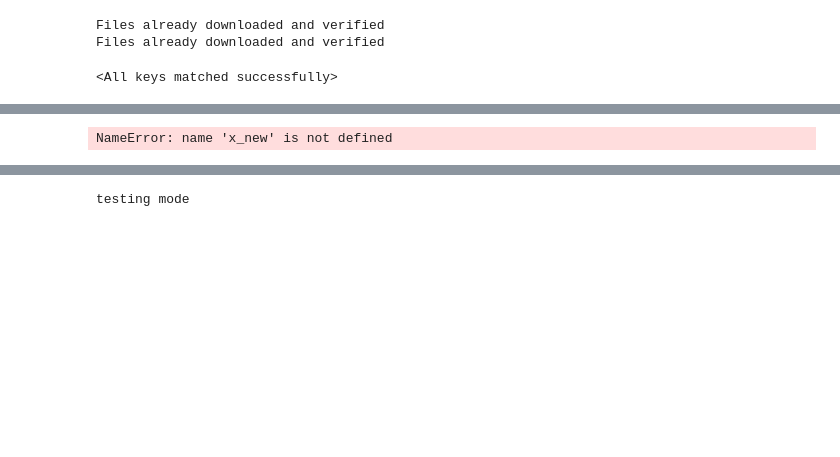
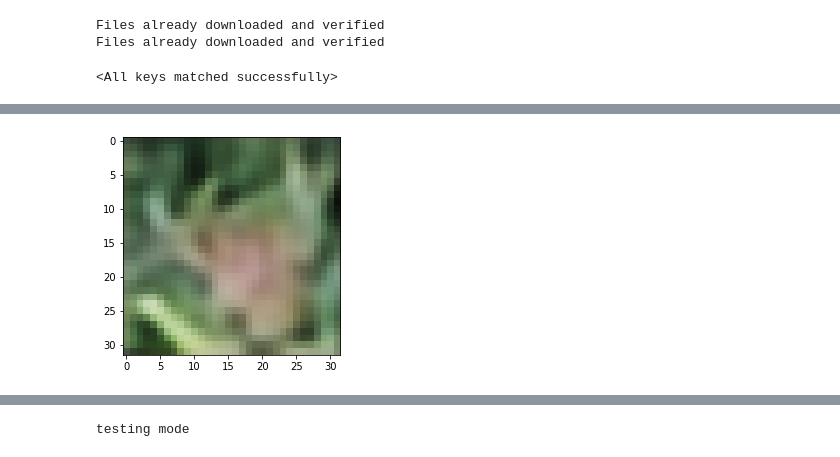
Before and after one commit to NewXericHorizon/ECE114514_Project, a Jupyter notebook: test_cifar.ipynb, the cells around one changed output, grey strips where cells are left out. Cells and saved outputs as stored; diff of their text form; code cells hidden in the pictures; blank space fills up the shorter version.

```diff
--- a/test_cifar.ipynb
+++ b/test_cifar.ipynb
@@ -230,5 +259,5 @@ show_image(x_hat, idx=idx)
 # %%
-show_image(x_new, idx=idx)
+show_image(x_new, idx=idex)
 # %% [output]
-NameError: name 'x_new' is not defined
+[figure, added]
 # %%
```
Also changed, not shown: parts of 13 cells of this notebook, 4 other files.
